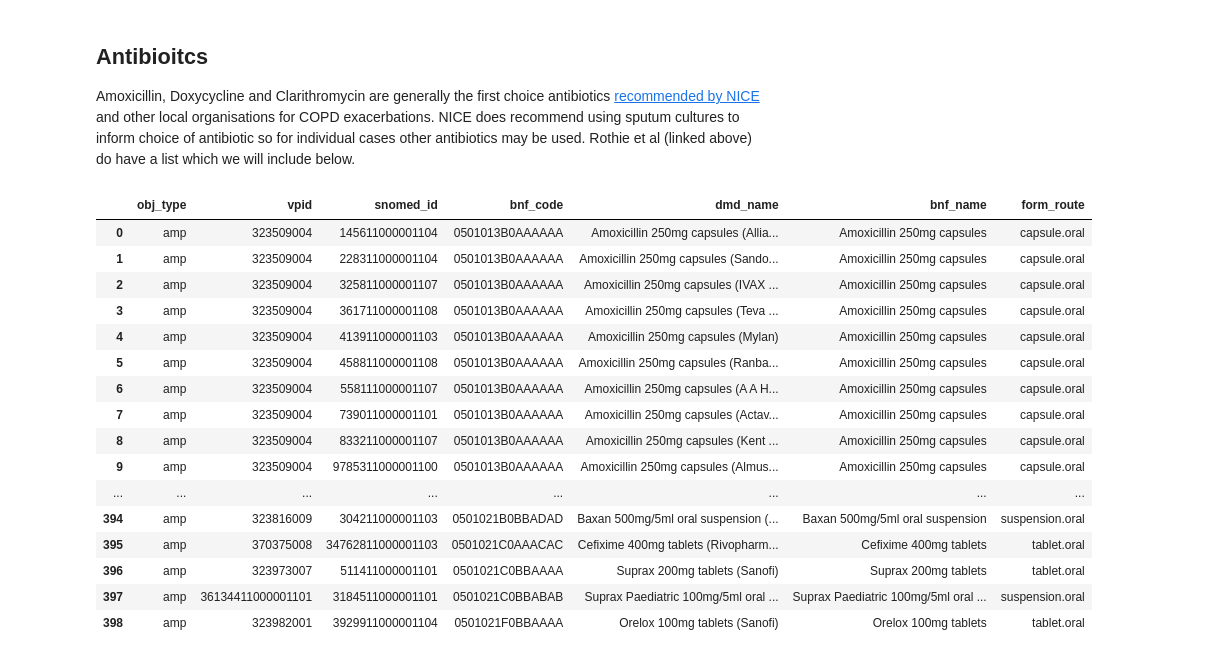
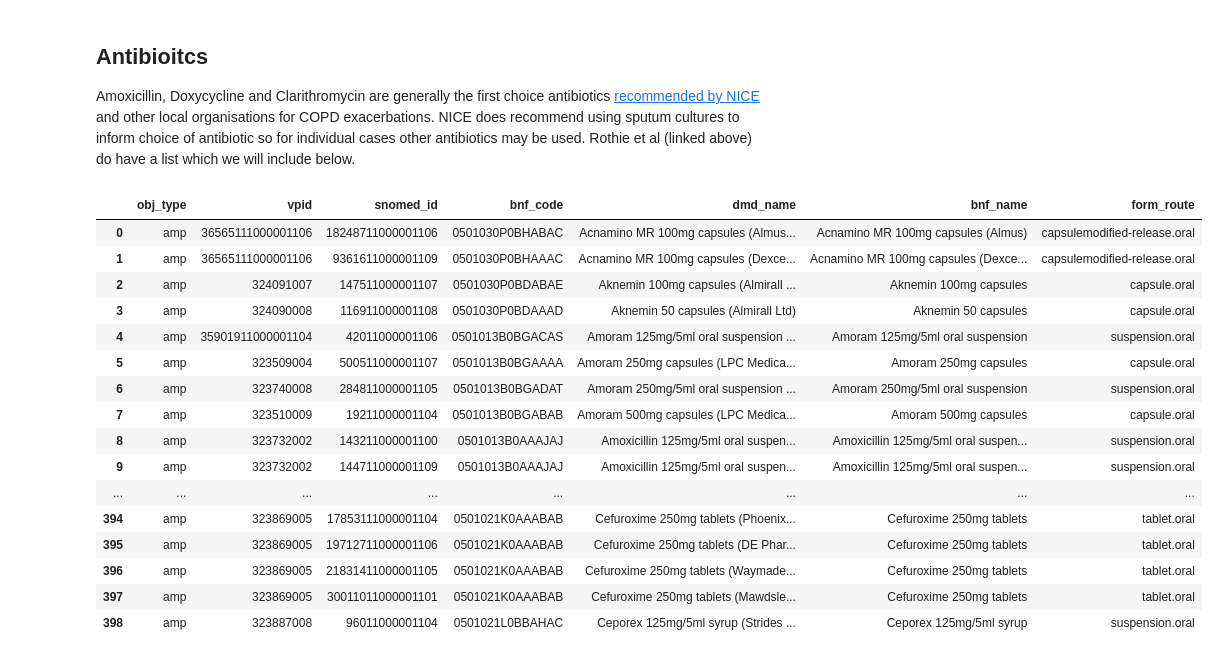
Before and after one commit to ebmdatalab/asthma-meds-covid-codelist-notebook, a Jupyter notebook: notebooks/copd.aexacerbation.ipynb, the cells around one changed output. Drawn from its saved outputs; the diff is of its cells as text; code cells hidden in the pictures.

```diff
--- a/notebooks/copd.aexacerbation.ipynb
+++ b/notebooks/copd.aexacerbation.ipynb
@@ -29,43 +29,50 @@ Amoxicillin, Doxycycline and Clarithromycin are generally the first choice antib
 # %%
 sql = '''
 WITH bnf_codes AS (
   SELECT bnf_code FROM hscic.presentation WHERE
-  bnf_code LIKE '0501013%' OR #bnf antibacterial penicillins
-  bnf_code LIKE '050102%'  OR #bnf antibacterial cephalosporins
-  bnf_code LIKE '0501030%'    #bnf antibacterials tetracyclines
+  (bnf_code LIKE '0501013%'   OR #bnf antibacterial penicillins
+   bnf_code LIKE '050102%'    OR #bnf antibacterial cephalosporins
+   bnf_code LIKE '0501050%'   OR #bnf antibacterial macrolides
+   bnf_code LIKE '0501120L0%' OR #bnf antibacterial ciprofl
+   bnf_code LIKE '0501120X0%' OR #bnf antibacterial mlevofloxacin
+   bnf_code LIKE '0501030%')    #bnf antibacterials tetracyclines)
+   AND
+   (bnf_code NOT LIKE "0501030Z0%AA" AND #doxycyline rosacea prep
+    bnf_code NOT LIKE "0501050A0%"   AND #Azithromycin
+    bnf_code NOT LIKE "0501050T0%")     #telithromycin
 
 )
 
 SELECT *
 FROM measures.dmd_objs_with_form_route
 WHERE bnf_code IN (SELECT * FROM bnf_codes)
 AND
 obj_type IN ('vmp', 'amp')
 AND
 form_route LIKE '%.oral%'
-ORDER BY obj_type, bnf_code, snomed_id
+ORDER BY obj_type, bnf_name, bnf_code, snomed_id
 '''
 
 
 copd_abx_codelist = bq.cached_read(sql, csv_path=os.path.join('..','data','copd_abx_codelist.csv'))
 pd.set_option('display.max_rows', None)
 pd.set_option('display.max_colwidth', None)
 copd_abx_codelist
 # %% [output]
 |  | obj_type | vpid | snomed_id | bnf_code | dmd_name | bnf_name | form_route |
-| 0 | amp | 323509004 | 145611000001104 | 0501013B0AAAAAA | Amoxicillin 250mg capsules (Allia... | Amoxicillin 250mg capsules | capsule.oral |
-| 1 | amp | 323509004 | 228311000001104 | 0501013B0AAAAAA | Amoxicillin 250mg capsules (Sando... | Amoxicillin 250mg capsules | capsule.oral |
-| 2 | amp | 323509004 | 325811000001107 | 0501013B0AAAAAA | Amoxicillin 250mg capsules (IVAX ... | Amoxicillin 250mg capsules | capsule.oral |
-| 3 | amp | 323509004 | 361711000001108 | 0501013B0AAAAAA | Amoxicillin 250mg capsules (Teva ... | Amoxicillin 250mg capsules | capsule.oral |
-| 4 | amp | 323509004 | 413911000001103 | 0501013B0AAAAAA | Amoxicillin 250mg capsules (Mylan) | Amoxicillin 250mg capsules | capsule.oral |
-| 5 | amp | 323509004 | 458811000001108 | 0501013B0AAAAAA | Amoxicillin 250mg capsules (Ranba... | Amoxicillin 250mg capsules | capsule.oral |
-| 6 | amp | 323509004 | 558111000001107 | 0501013B0AAAAAA | Amoxicillin 250mg capsules (A A H... | Amoxicillin 250mg capsules | capsule.oral |
-| 7 | amp | 323509004 | 739011000001101 | 0501013B0AAAAAA | Amoxicillin 250mg capsules (Actav... | Amoxicillin 250mg capsules | capsule.oral |
-| 8 | amp | 323509004 | 833211000001107 | 0501013B0AAAAAA | Amoxicillin 250mg capsules (Kent ... | Amoxicillin 250mg capsules | capsule.oral |
-| 9 | amp | 323509004 | 9785311000001100 | 0501013B0AAAAAA | Amoxicillin 250mg capsules (Almus... | Amoxicillin 250mg capsules | capsule.oral |
+| 0 | amp | 36565111000001106 | 18248711000001106 | 0501030P0BHABAC | Acnamino MR 100mg capsules (Almus... | Acnamino MR 100mg capsules (Almus) | capsulemodified-release.oral |
+| 1 | amp | 36565111000001106 | 9361611000001109 | 0501030P0BHAAAC | Acnamino MR 100mg capsules (Dexce... | Acnamino MR 100mg capsules (Dexce... | capsulemodified-release.oral |
+| 2 | amp | 324091007 | 147511000001107 | 0501030P0BDABAE | Aknemin 100mg capsules (Almirall ... | Aknemin 100mg capsules | capsule.oral |
+| 3 | amp | 324090008 | 116911000001108 | 0501030P0BDAAAD | Aknemin 50 capsules (Almirall Ltd) | Aknemin 50 capsules | capsule.oral |
+| 4 | amp | 35901911000001104 | 42011000001106 | 0501013B0BGACAS | Amoram 125mg/5ml oral suspension ... | Amoram 125mg/5ml oral suspension | suspension.oral |
+| 5 | amp | 323509004 | 500511000001107 | 0501013B0BGAAAA | Amoram 250mg capsules (LPC Medica... | Amoram 250mg capsules | capsule.oral |
+| 6 | amp | 323740008 | 284811000001105 | 0501013B0BGADAT | Amoram 250mg/5ml oral suspension ... | Amoram 250mg/5ml oral suspension | suspension.oral |
+| 7 | amp | 323510009 | 19211000001104 | 0501013B0BGABAB | Amoram 500mg capsules (LPC Medica... | Amoram 500mg capsules | capsule.oral |
+| 8 | amp | 323732002 | 143211000001100 | 0501013B0AAAJAJ | Amoxicillin 125mg/5ml oral suspen... | Amoxicillin 125mg/5ml oral suspen... | suspension.oral |
+| 9 | amp | 323732002 | 144711000001109 | 0501013B0AAAJAJ | Amoxicillin 125mg/5ml oral suspen... | Amoxicillin 125mg/5ml oral suspen... | suspension.oral |
 | ... | ... | ... | ... | ... | ... | ... | ... |
-| 394 | amp | 323816009 | 304211000001103 | 0501021B0BBADAD | Baxan 500mg/5ml oral suspension (... | Baxan 500mg/5ml oral suspension | suspension.oral |
-| 395 | amp | 370375008 | 34762811000001103 | 0501021C0AAACAC | Cefixime 400mg tablets (Rivopharm... | Cefixime 400mg tablets | tablet.oral |
-| 396 | amp | 323973007 | 511411000001101 | 0501021C0BBAAAA | Suprax 200mg tablets (Sanofi) | Suprax 200mg tablets | tablet.oral |
-| 397 | amp | 36134411000001101 | 3184511000001101 | 0501021C0BBABAB | Suprax Paediatric 100mg/5ml oral ... | Suprax Paediatric 100mg/5ml oral ... | suspension.oral |
-| 398 | amp | 323982001 | 3929911000001104 | 0501021F0BBAAAA | Orelox 100mg tablets (Sanofi) | Orelox 100mg tablets | tablet.oral |
+| 394 | amp | 323869005 | 17853111000001104 | 0501021K0AAABAB | Cefuroxime 250mg tablets (Phoenix... | Cefuroxime 250mg tablets | tablet.oral |
+| 395 | amp | 323869005 | 19712711000001106 | 0501021K0AAABAB | Cefuroxime 250mg tablets (DE Phar... | Cefuroxime 250mg tablets | tablet.oral |
+| 396 | amp | 323869005 | 21831411000001105 | 0501021K0AAABAB | Cefuroxime 250mg tablets (Waymade... | Cefuroxime 250mg tablets | tablet.oral |
+| 397 | amp | 323869005 | 30011011000001101 | 0501021K0AAABAB | Cefuroxime 250mg tablets (Mawdsle... | Cefuroxime 250mg tablets | tablet.oral |
+| 398 | amp | 323887008 | 96011000001104 | 0501021L0BBAHAC | Ceporex 125mg/5ml syrup (Strides ... | Ceporex 125mg/5ml syrup | suspension.oral |
```
Also changed, not shown: 3 other files.
